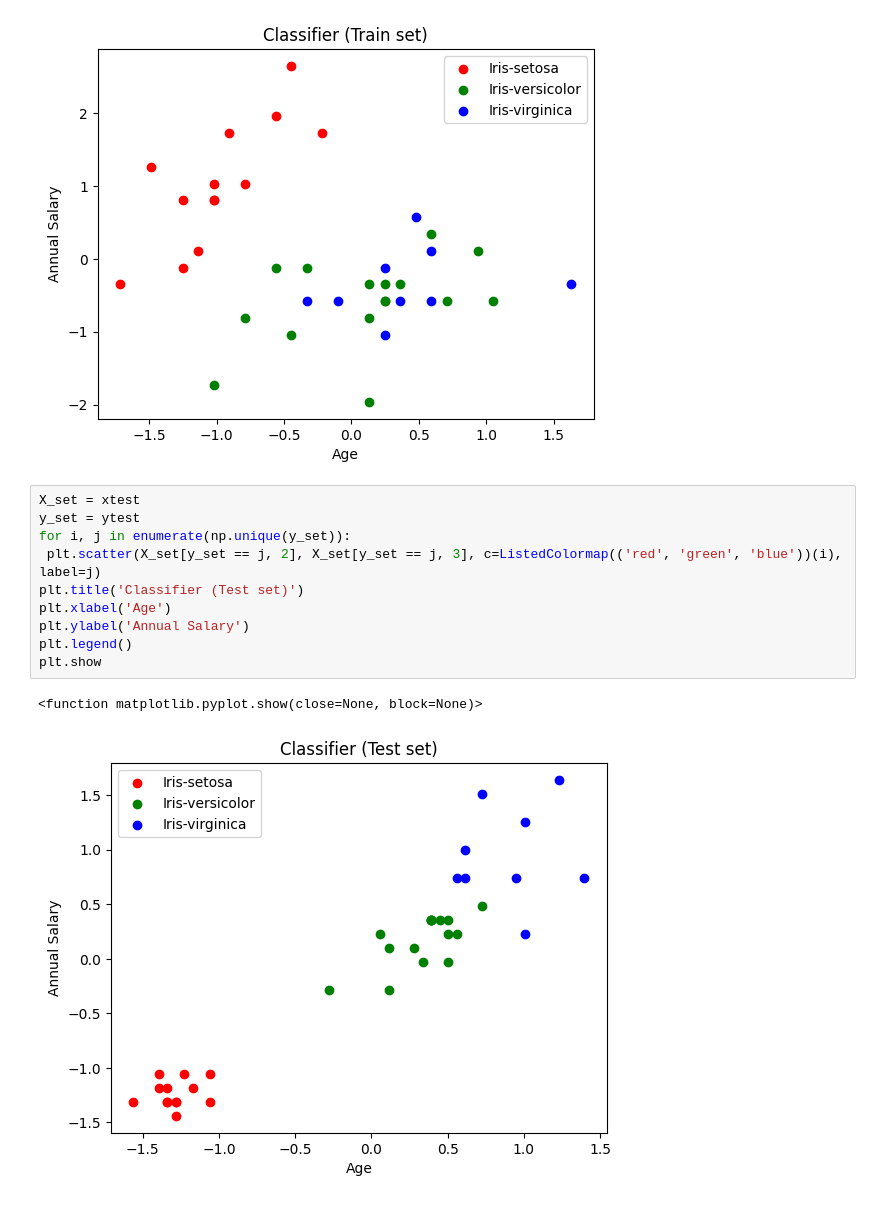
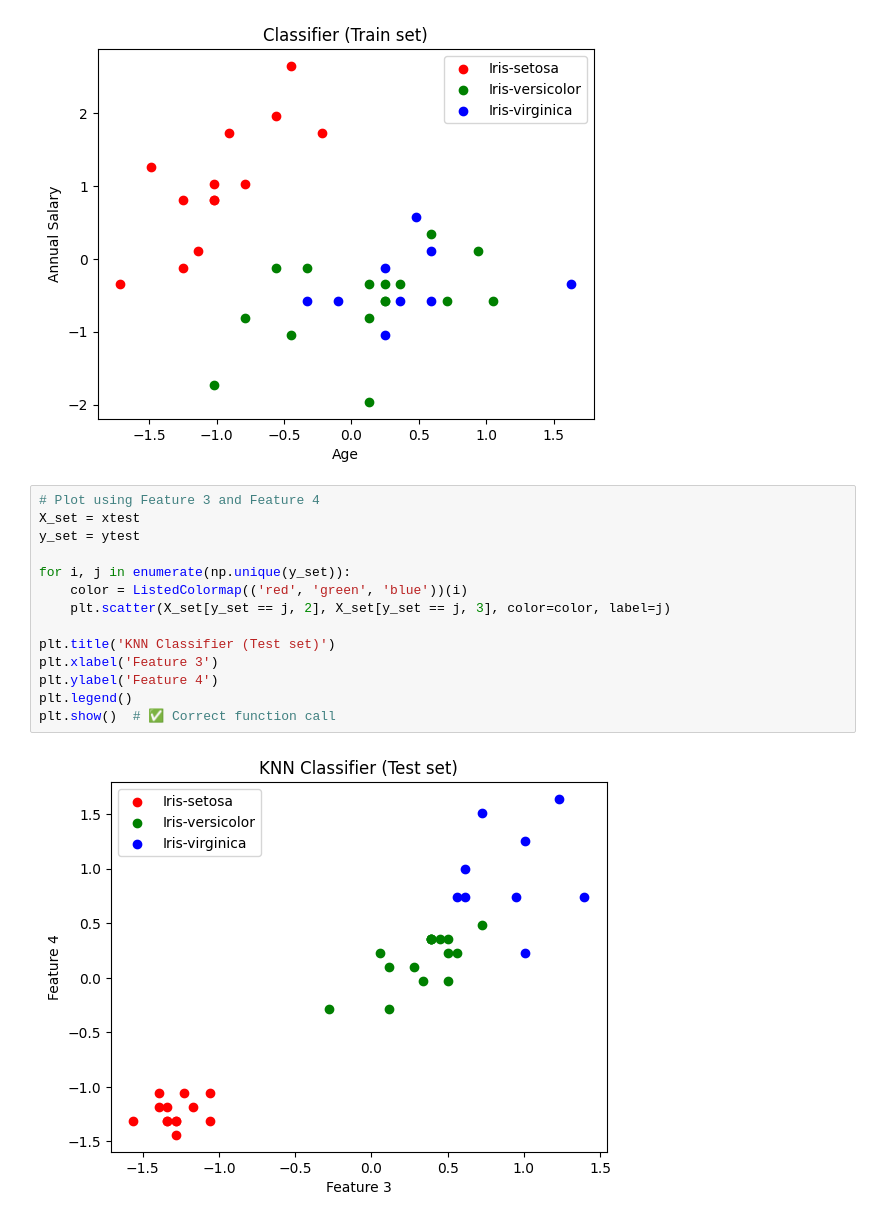
Before and after one commit to RaviralaLathasri/ML-Models, a Jupyter notebook: KNN.ipynb, the cells around one changed output. Cells and saved outputs as stored; diff of their text form.

```diff
--- a/KNN.ipynb
+++ b/KNN.ipynb
@@ -83,15 +83,18 @@ plt.show()
 # %% [output]
 [figure]
 # %%
+# Plot using Feature 3 and Feature 4
 X_set = xtest
 y_set = ytest
+
 for i, j in enumerate(np.unique(y_set)):
- plt.scatter(X_set[y_set == j, 2], X_set[y_set == j, 3], c=ListedColormap(('red', 'green', 'blue'))(i), label=j)
-plt.title('Classifier (Test set)')
-plt.xlabel('Age')
-plt.ylabel('Annual Salary')
+    color = ListedColormap(('red', 'green', 'blue'))(i)
+    plt.scatter(X_set[y_set == j, 2], X_set[y_set == j, 3], color=color, label=j)
+
+plt.title('KNN Classifier (Test set)')
+plt.xlabel('Feature 3')
+plt.ylabel('Feature 4')
 plt.legend()
-plt.show
+plt.show()  # ✅ Correct function call
 # %% [output]
-<function matplotlib.pyplot.show(close=None, block=None)>
-[figure, old version]
+[figure, new version]
```
